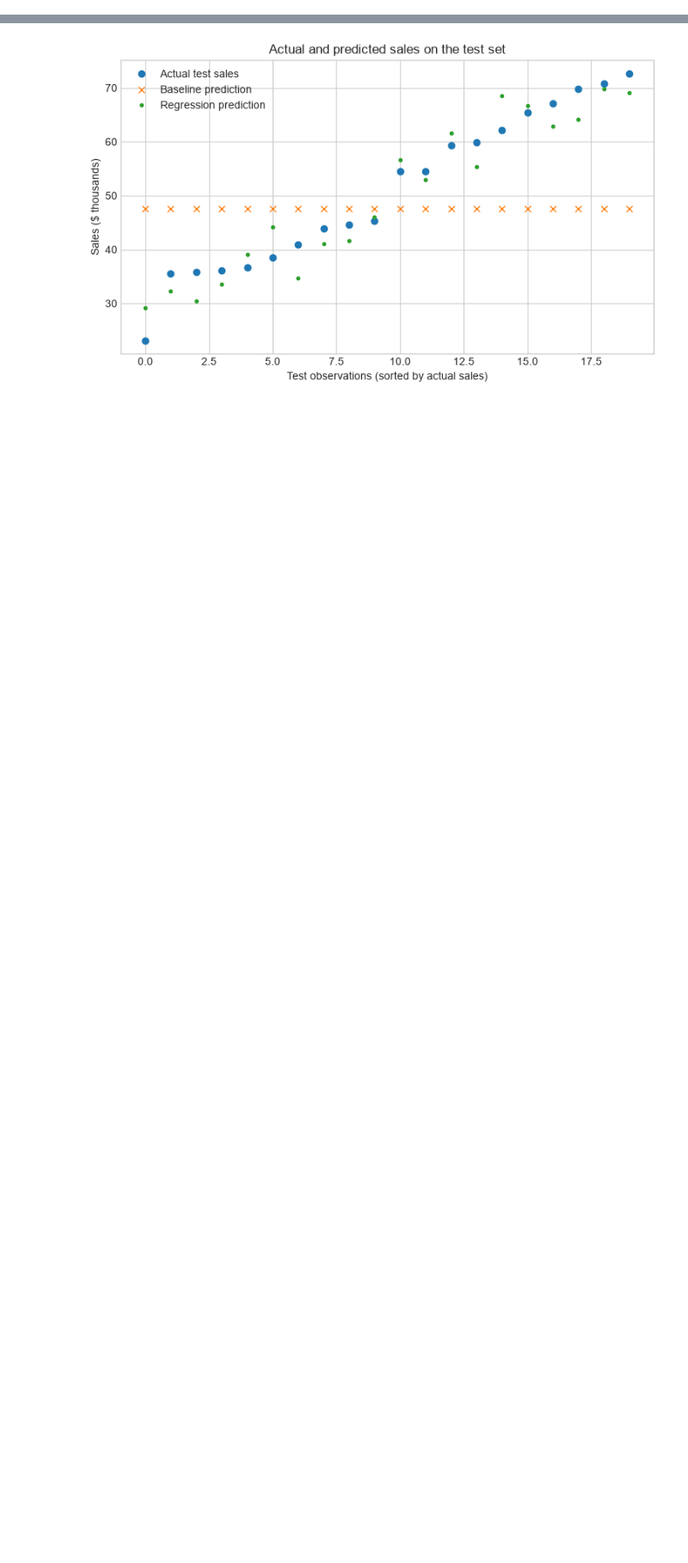
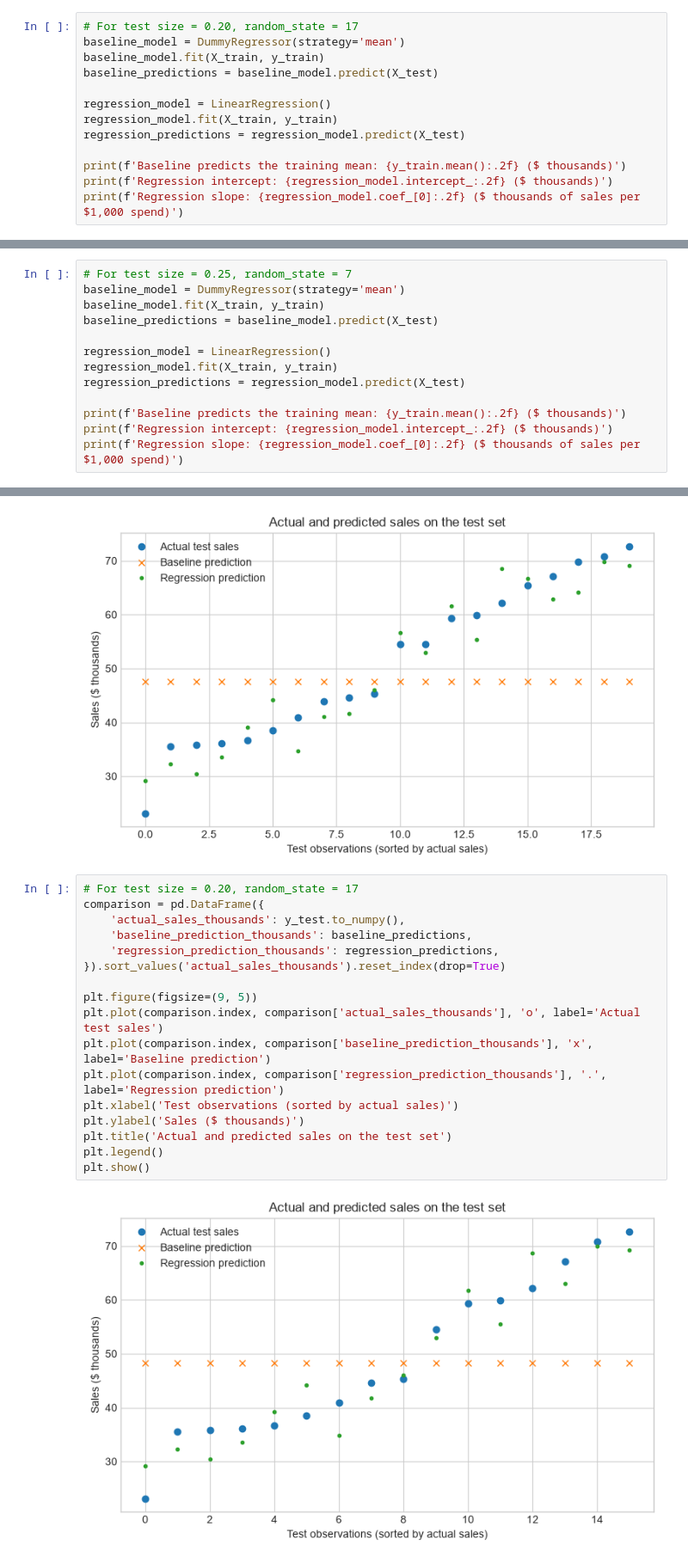
Before and after one commit to yqiaodennis/mgs3101-assignment4, a Jupyter notebook: Assignment4_Linear_Regression_Steps_GitHub.ipynb, the cells around one changed output, grey strips where cells are left out. Shown at 86% size. Saved outputs shown, nothing was run; the diff lists cells and outputs as text; blank space fills up the shorter version.

```diff
--- a/Assignment4_Linear_Regression_Steps_GitHub.ipynb
+++ b/Assignment4_Linear_Regression_Steps_GitHub.ipynb
@@ -189,3 +217,16 @@ print(f'Regression slope: {regression_model.coef_[0]:.2f} ($ thousands of sales
 Baseline predicts the training mean: 47.63 ($ thousands)
 Regression intercept: 18.03 ($ thousands)
 Regression slope: 5.49 ($ thousands of sales per $1,000 spend)
+# %%
+# For test size = 0.20, random_state = 17
+baseline_model = DummyRegressor(strategy='mean')
+baseline_model.fit(X_train, y_train)
+baseline_predictions = baseline_model.predict(X_test)
+
+regression_model = LinearRegression()
+regression_model.fit(X_train, y_train)
+regression_predictions = regression_model.predict(X_test)
+
+print(f'Baseline predicts the training mean: {y_train.mean():.2f} ($ thousands)')
+print(f'Regression intercept: {regression_model.intercept_:.2f} ($ thousands)')
+print(f'Regression slope: {regression_model.coef_[0]:.2f} ($ thousands of sales per $1,000 spend)')
@@ -191,0 +237,13 @@ Regression slope: 5.49 ($ thousands of sales per $1,000 spend)
+# %%
+# For test size = 0.25, random_state = 7
+baseline_model = DummyRegressor(strategy='mean')
+baseline_model.fit(X_train, y_train)
+baseline_predictions = baseline_model.predict(X_test)
+
+regression_model = LinearRegression()
+regression_model.fit(X_train, y_train)
+regression_predictions = regression_model.predict(X_test)
+
+print(f'Baseline predicts the training mean: {y_train.mean():.2f} ($ thousands)')
+print(f'Regression intercept: {regression_model.intercept_:.2f} ($ thousands)')
+print(f'Regression slope: {regression_model.coef_[0]:.2f} ($ thousands of sales per $1,000 spend)')
@@ -243,3 +343,22 @@ plt.legend()
 plt.show()
 # %% [output]
 [figure]
+# %%
+# For test size = 0.20, random_state = 17
+comparison = pd.DataFrame({
+    'actual_sales_thousands': y_test.to_numpy(),
+    'baseline_prediction_thousands': baseline_predictions,
+    'regression_prediction_thousands': regression_predictions,
+}).sort_values('actual_sales_thousands').reset_index(drop=True)
+
+plt.figure(figsize=(9, 5))
+plt.plot(comparison.index, comparison['actual_sales_thousands'], 'o', label='Actual test sales')
+plt.plot(comparison.index, comparison['baseline_prediction_thousands'], 'x', label='Baseline prediction')
+plt.plot(comparison.index, comparison['regression_prediction_thousands'], '.', label='Regression prediction')
+plt.xlabel('Test observations (sorted by actual sales)')
+plt.ylabel('Sales ($ thousands)')
+plt.title('Actual and predicted sales on the test set')
+plt.legend()
+plt.show()
+# %% [output]
+[figure, added]
```
Also changed, not shown: parts of 8 cells of this notebook.
